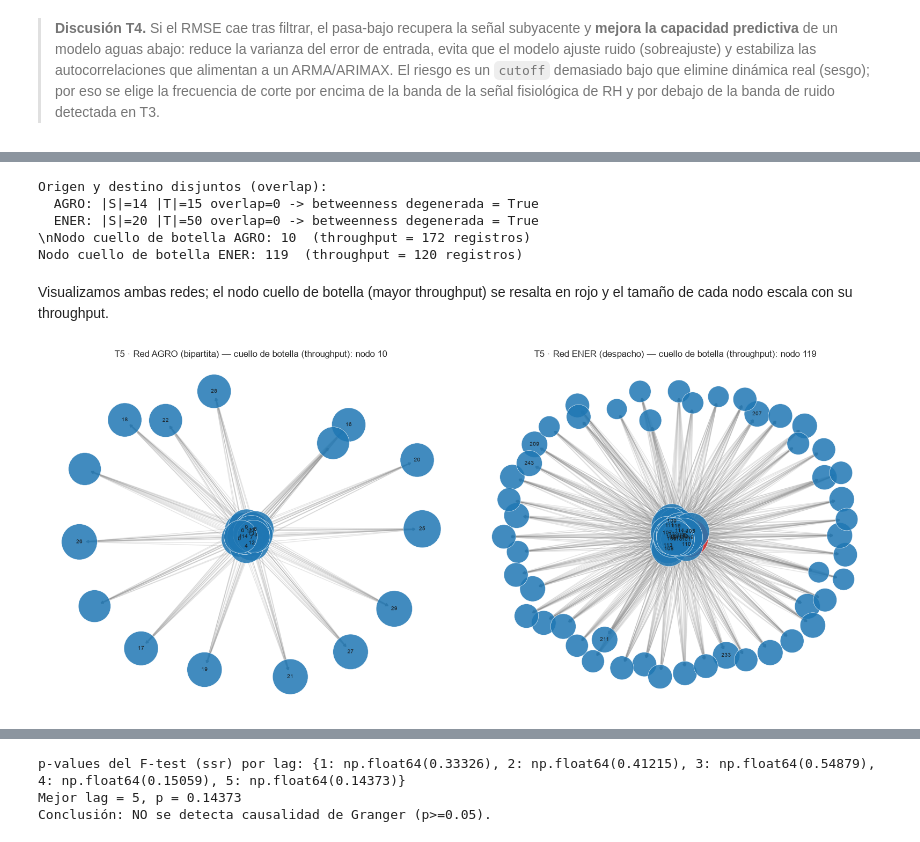
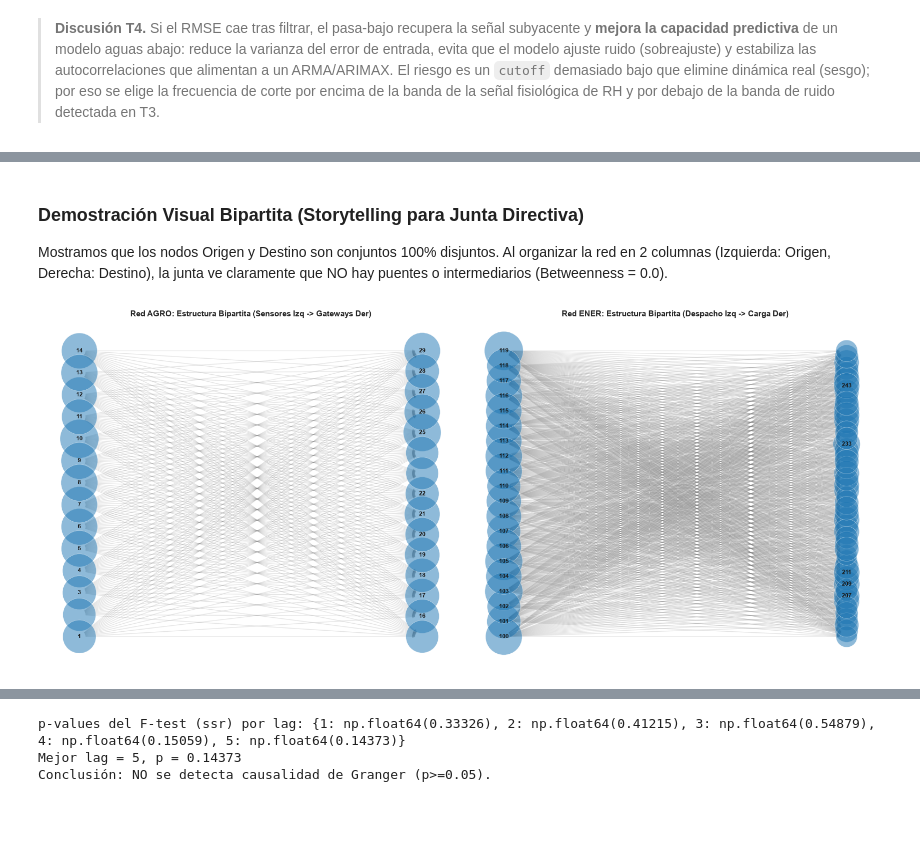
Before and after one commit to santiagovelcasallas/Challenge03_techlogistics-GomezVelez, a Jupyter notebook: notebooks/challenge03_analitica_multidimensional.ipynb, the cells around one changed output, grey strips where cells are left out. Drawn from its saved outputs; the diff is of its cells as text; code cells hidden in the pictures; blank space fills up the shorter version.

```diff
--- a/notebooks/challenge03_analitica_multidimensional.ipynb
+++ b/notebooks/challenge03_analitica_multidimensional.ipynb
@@ -436,28 +445,24 @@ operativo: el **throughput** (grado ponderado = número de registros que pasan p
-# %%
-print("Origen y destino disjuntos (overlap):")
-for name, df in [("AGRO", agro_noise), ("ENER", ener_noise)]:
-    s = set(df["Source_Node"].astype(int)); t = set(df["Target_Node"].astype(int))
-    print(f"  {name}: |S|={len(s)} |T|={len(t)} overlap={len(s & t)} "
-          f"-> betweenness degenerada = {graph_utils.is_betweenness_degenerate(G_ener if name=='ENER' else G_agro)}")
-
-bn_agro, bv_agro, method_agro = graph_utils.bottleneck_node(G_agro)
-bn_ener, bv_ener, method_ener = graph_utils.bottleneck_node(G_ener)
-print(f"\\nNodo cuello de botella AGRO: {bn_agro}  ({method_agro} = {bv_agro:.0f} registros)")
-print(f"Nodo cuello de botella ENER: {bn_ener}  ({method_ener} = {bv_ener:.0f} registros)")
-# %% [output]
-Origen y destino disjuntos (overlap):
-  AGRO: |S|=14 |T|=15 overlap=0 -> betweenness degenerada = True
-  ENER: |S|=20 |T|=50 overlap=0 -> betweenness degenerada = True
-\nNodo cuello de botella AGRO: 10  (throughput = 172 registros)
-Nodo cuello de botella ENER: 119  (throughput = 120 registros)
-# %% [markdown]
-Visualizamos ambas redes; el nodo cuello de botella (mayor throughput) se resalta en rojo y el tamaño de cada nodo escala con su throughput.
+# %% [markdown]
+### Demostración Visual Bipartita (Storytelling para Junta Directiva)
+Mostramos que los nodos Origen y Destino son conjuntos 100% disjuntos.
+Al organizar la red en 2 columnas (Izquierda: Origen, Derecha: Destino),
+la junta ve claramente que NO hay puentes o intermediarios (Betweenness = 0.0).
 # %%
 fig, ax = plt.subplots(1, 2, figsize=(16, 7))
-viz_utils.draw_directed_graph(G_agro, bottleneck=bn_agro,
-    title=f"T5 · Red AGRO (bipartita) — cuello de botella (throughput): nodo {bn_agro}", ax=ax[0])
-viz_utils.draw_directed_graph(G_ener, bottleneck=bn_ener,
-    title=f"T5 · Red ENER (despacho) — cuello de botella (throughput): nodo {bn_ener}", ax=ax[1])
-fig.tight_layout(); viz_utils.savefig(FIGS / "t5_grafos_betweenness.png"); plt.show()
+
+viz_utils.draw_directed_graph(
+    G_agro, layout="bipartite",
+    title="Red AGRO: Estructura Bipartita (Sensores Izq -> Gateways Der)",
+    ax=ax[0]
+)
+
+viz_utils.draw_directed_graph(
+    G_ener, layout="bipartite",
+    title="Red ENER: Estructura Bipartita (Despacho Izq -> Carga Der)",
+    ax=ax[1]
+)
+
+fig.tight_layout()
+plt.show()
 # %% [output]
-[figure, old version]
+[figure, new version]
```
Also changed, not shown: parts of 39 cells of this notebook, 7 other files.
